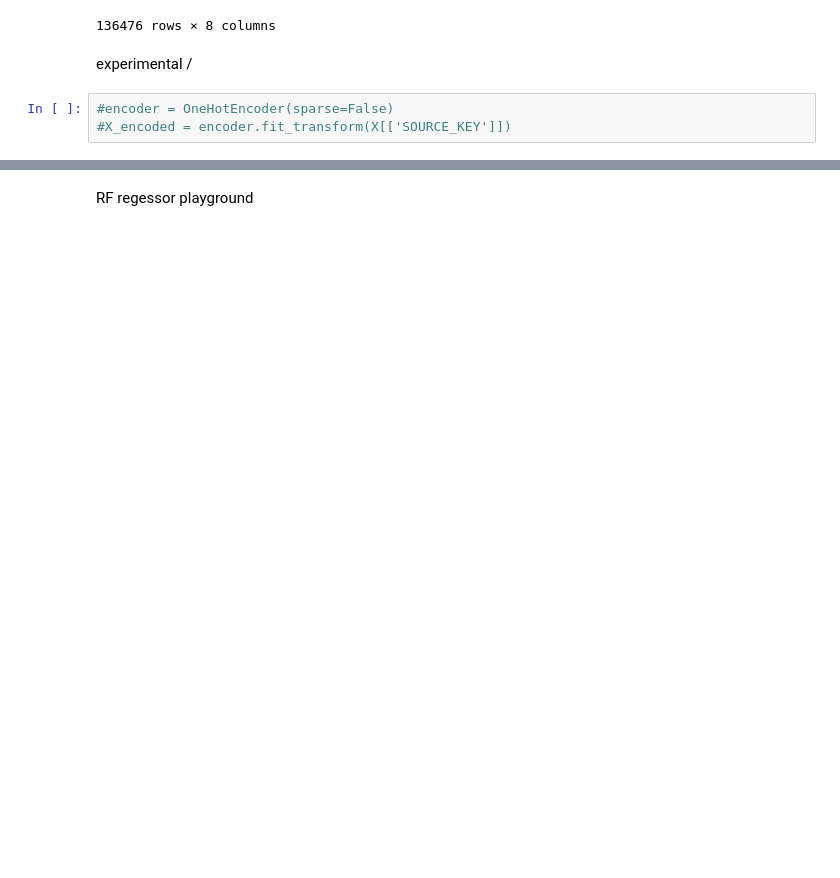
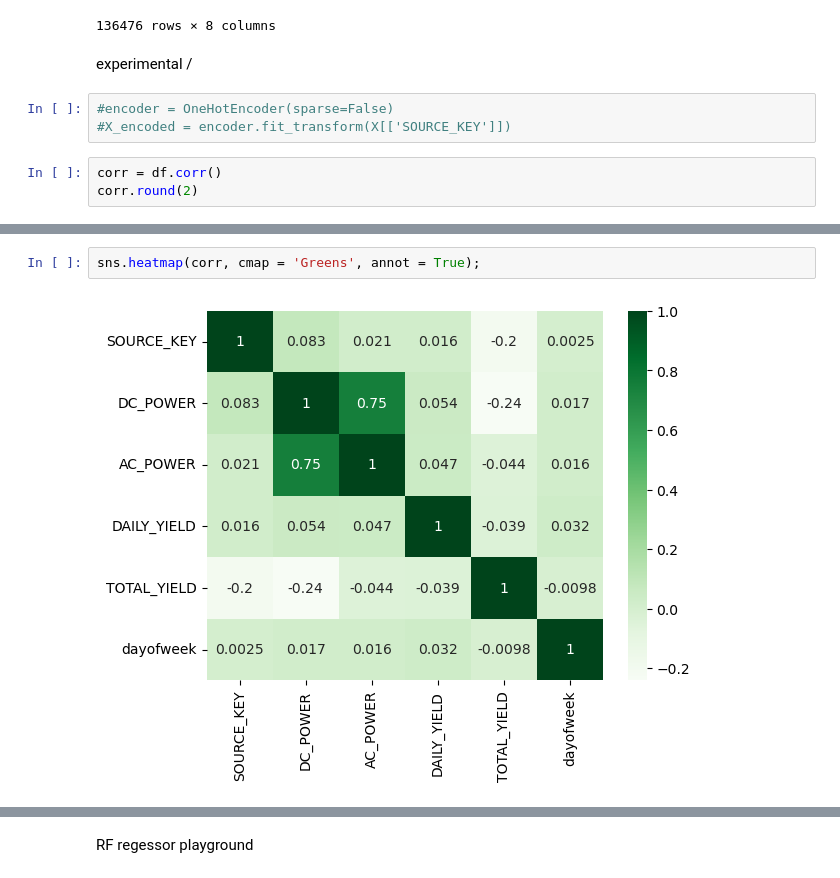
Before and after one commit to clovestad/-production_predictions, a Jupyter notebook: Production_predictions.ipynb, the cells around one changed output, grey strips where cells are left out. Cells and saved outputs as stored; diff of their text form; blank space fills up the shorter version.

```diff
--- a/Production_predictions.ipynb
+++ b/Production_predictions.ipynb
@@ -54,3 +100,6 @@ experimental
 # %%
 #encoder = OneHotEncoder(sparse=False)
 #X_encoded = encoder.fit_transform(X[['SOURCE_KEY']])
+# %%
+corr = df.corr()
+corr.round(2)
@@ -56,0 +114,4 @@ experimental
+# %%
+sns.heatmap(corr, cmap = 'Greens', annot = True);
+# %% [output]
+[figure, added]
```
Also changed, not shown: parts of 21 cells of this notebook, 1 other file.
